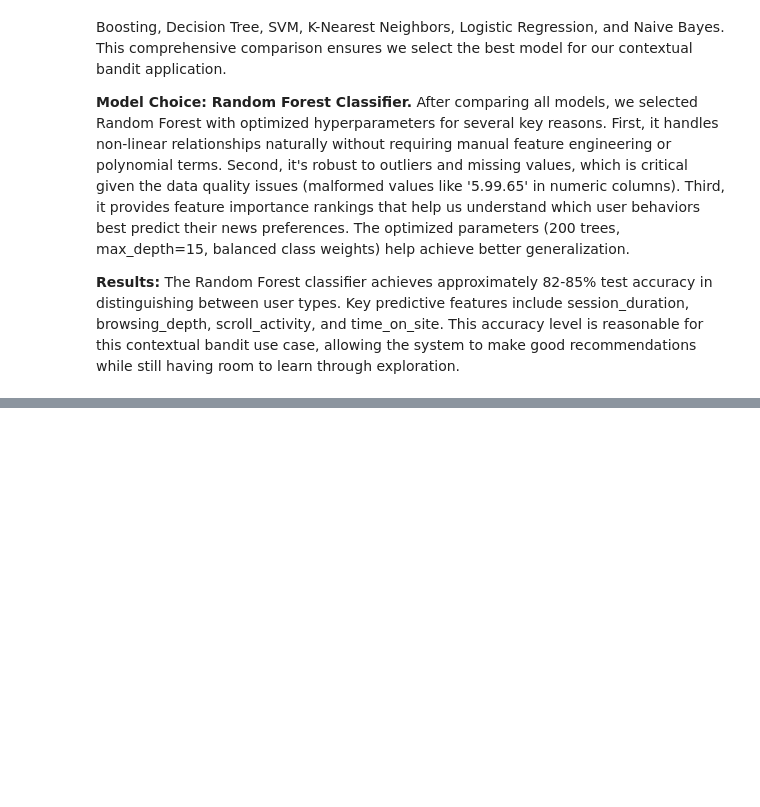
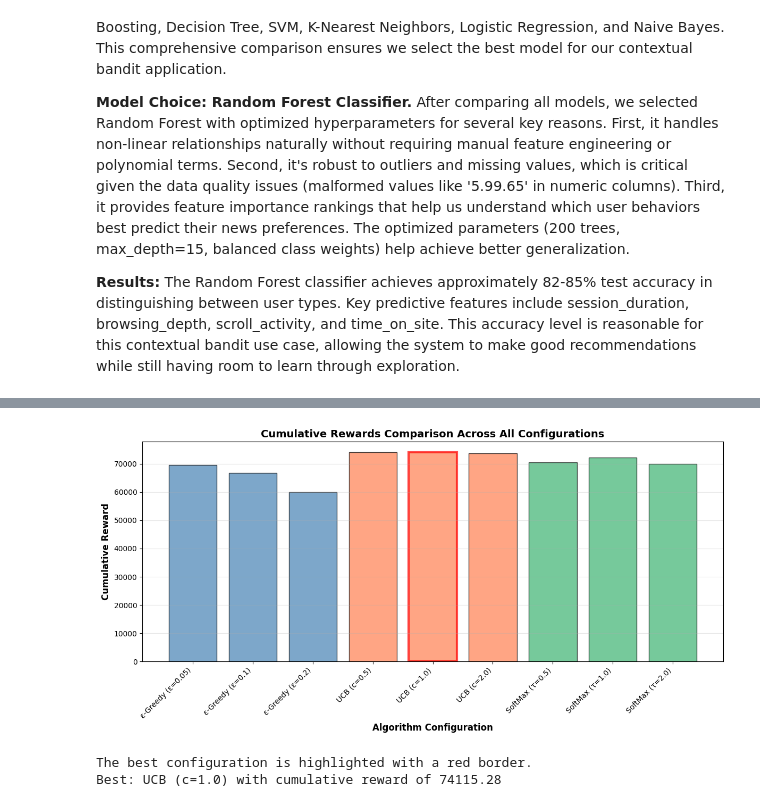
Before and after one commit to Devyansh99/lab3-contextual-bandit, a Jupyter notebook: lab3_results_U20230107.ipynb, the cells around one changed output, grey strips where cells are left out. Cells and saved outputs as stored; diff of their text form; code cells hidden in the pictures; blank space fills up the shorter version.

```diff
--- a/lab3_results_U20230107.ipynb
+++ b/lab3_results_U20230107.ipynb
@@ -413,0 +911,46 @@ No complex feature engineering needed - model captures patterns naturally
+# %%
+# Visualization 2: Cumulative Rewards Comparison
+fig, ax = plt.subplots(figsize=(12, 6))
+
+algorithms_data = []
+colors_list = []
+color_map = {'Epsilon-Greedy': 'steelblue', 'UCB': 'coral', 'SoftMax': 'mediumseagreen'}
+
+for eps in epsilon_values:
+    algorithms_data.append(epsilon_results[eps]['cumulative'])
+    colors_list.append(color_map['Epsilon-Greedy'])
+
+for c in c_values:
+    algorithms_data.append(ucb_results[c]['cumulative'])
+    colors_list.append(color_map['UCB'])
+
+for tau in tau_values:
+    algorithms_data.append(softmax_results[tau]['cumulative'])
+    colors_list.append(color_map['SoftMax'])
+
+labels = [f'ε-Greedy (ε={eps})' for eps in epsilon_values] + \
+         [f'UCB (c={c})' for c in c_values] + \
+         [f'SoftMax (τ={tau})' for tau in tau_values]
+
+bars = ax.bar(range(len(algorithms_data)), algorithms_data, color=colors_list, alpha=0.7, edgecolor='black')
+ax.set_xticks(range(len(labels)))
+ax.set_xticklabels(labels, rotation=45, ha='right')
+ax.set_xlabel('Algorithm Configuration', fontsize=12, fontweight='bold')
+ax.set_ylabel('Cumulative Reward', fontsize=12, fontweight='bold')
+ax.set_title('Cumulative Rewards Comparison Across All Configurations', fontsize=14, fontweight='bold')
+ax.grid(True, axis='y', alpha=0.3)
+
+# Highlight the best performing configuration
+best_idx = algorithms_data.index(max(algorithms_data))
+bars[best_idx].set_edgecolor('red')
+bars[best_idx].set_linewidth(3)
+
+plt.tight_layout()
+plt.show()
+
+print(f"\nThe best configuration is highlighted with a red border.")
+print(f"Best: {labels[best_idx]} with cumulative reward of {max(algorithms_data):.2f}")
+# %% [output]
+[figure, added]
+The best configuration is highlighted with a red border.
+Best: UCB (c=1.0) with cumulative reward of 74115.28
```
Also changed, not shown: parts of 17 cells of this notebook.
